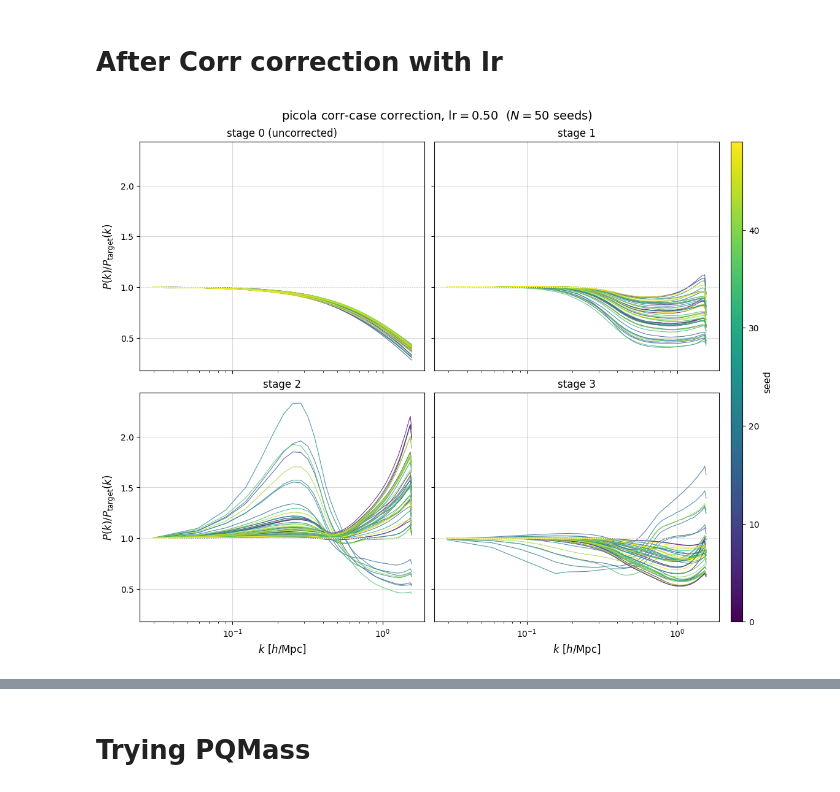
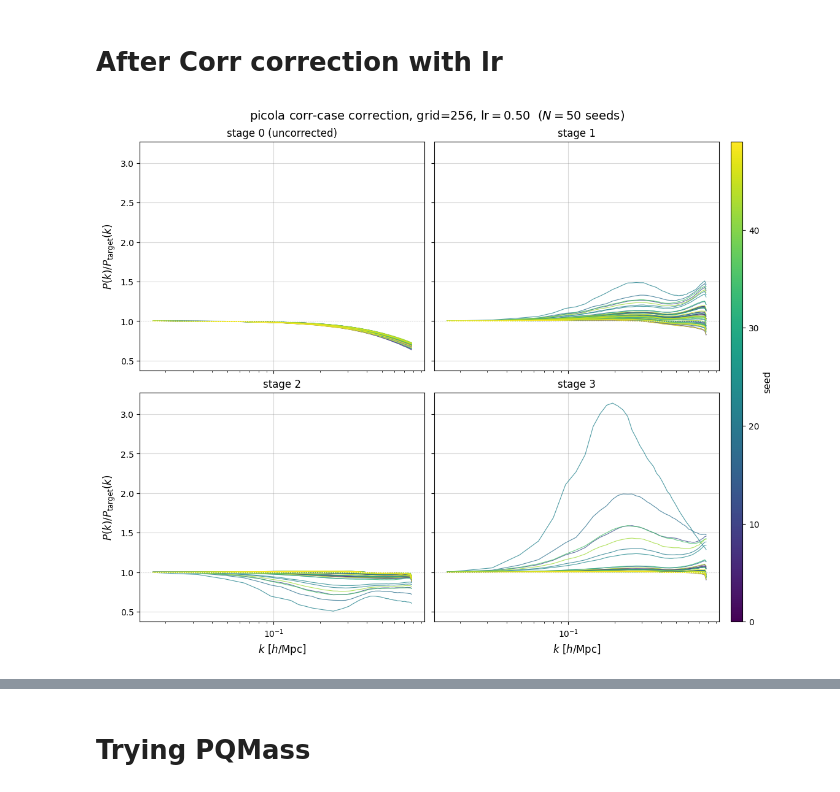
Before and after one commit to anirbanbairagi/Power-Spectrum-Change-Under-Gradient-Perturbation, a Jupyter notebook: plots_Q_set.ipynb, the cells around one changed output, grey strips where cells are left out. Saved outputs shown, nothing was run; the diff lists cells and outputs as text; code cells hidden in the pictures.

Commit message:
plot updates

```diff
--- a/plots_Q_set.ipynb
+++ b/plots_Q_set.ipynb
@@ -118,2 +41,0 @@ def plot_pk_ratio_grid(sim, outfile=None):
-# %%
-fig, axes = plot_pk_ratio_grid("fastpm", outfile=os.path.join(figroot, "pk_Q_ratio_grid_fastpm.pdf"))
@@ -122,2 +41,0 @@ fig, axes = plot_pk_ratio_grid("fastpm", outfile=os.path.join(figroot, "pk_Q_rat
-# %%
-fig, axes = plot_pk_ratio_grid("picola", outfile=os.path.join(figroot, "pk_Q_ratio_grid_picola.pdf"))
@@ -125,0 +102,2 @@ fig, axes = plot_pk_ratio_grid("picola", outfile=os.path.join(figroot, "pk_Q_rat
+# %%
+fig, axes = plot_pk_ratio_grid_Q(QROOT, QUIJOTE_ROOT, "picola", figroot=os.path.join(basedir, "PICOLA"))
@@ -126,5 +106,4 @@ fig, axes = plot_pk_ratio_grid("picola", outfile=os.path.join(figroot, "pk_Q_rat
 # %%
-CORR_ROOT = "/work/hdd/bdne/nchartier/Q_correction"
 
 def get_boxsize(seed):
     #path = "/work/hdd/bdne/nchartier/quijote_lh/%d/snap_003" % seed
@@ -135,7 +114,7 @@ def get_boxsize(seed):
 
 def load_saved_field(sim, seed, which, grid):
     '''which: "nb", "pm", or "it1"/"it2"/"it3"'''
-    d = os.path.join(CORR_ROOT, sim, "seed%d" % seed)
+    d = os.path.join(QROOT, sim, "seed%d" % seed)
     if which in ("nb", "pm"):
         fname = "delta_%s_grid%d.npy" % (which, grid)
     else:
@@ -357,6 +353,5 @@ def plot_pk_ratio_grid_corr(corr_root, sim, lr, n_seeds=50, figroot=None, cmap_n
 # %%
-CORR_ROOT = "/work/hdd/bdne/nchartier/Corr_correction"
 basedir = "."
-fig, axes = plot_pk_ratio_grid_corr(CORR_ROOT, "picola", lr=0.5, figroot=os.path.join(basedir, "PICOLA"))
+fig, axes = plot_pk_ratio_grid_corr(CORR_ROOT, QUIJOTE_ROOT, "picola", lr=0.5, grid=256, figroot=os.path.join(basedir, "PICOLA"))
 # %% [output]
-[figure, old version]
+[figure, new version]
```
Also changed, not shown: parts of 29 cells of this notebook.
